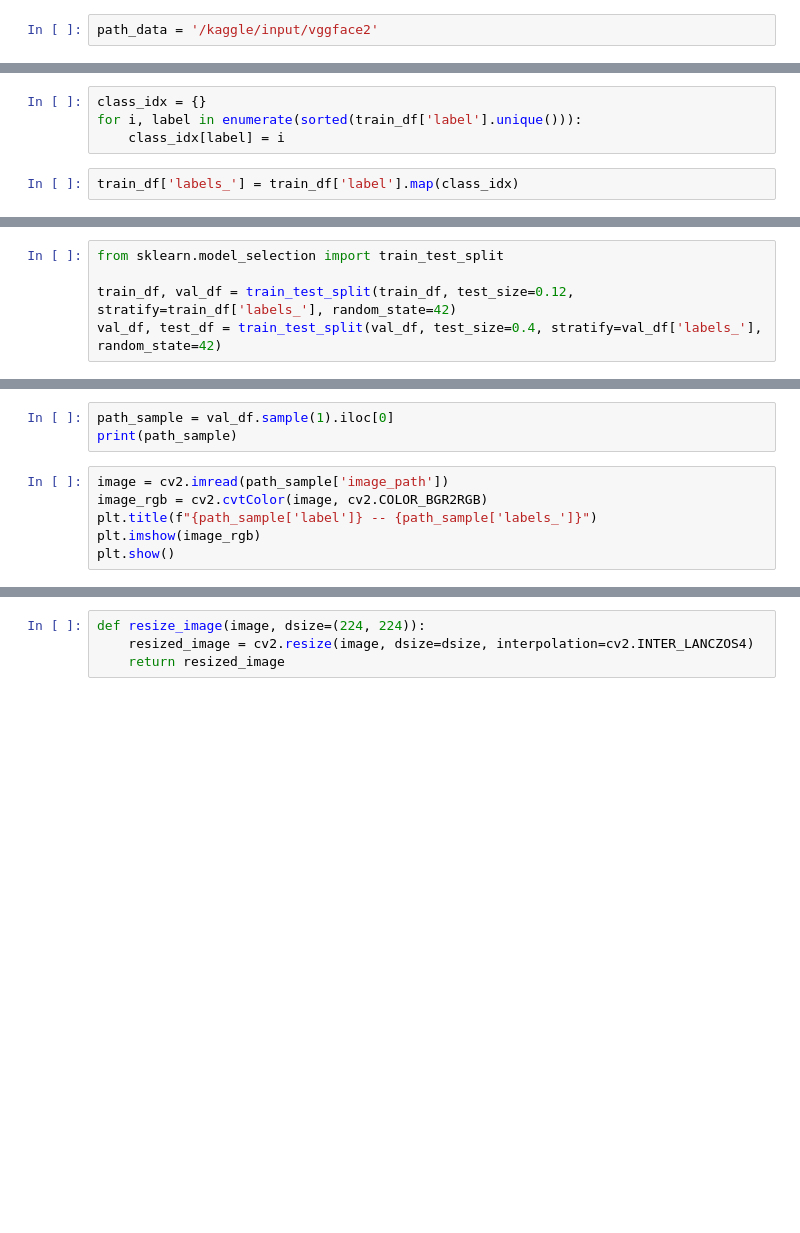
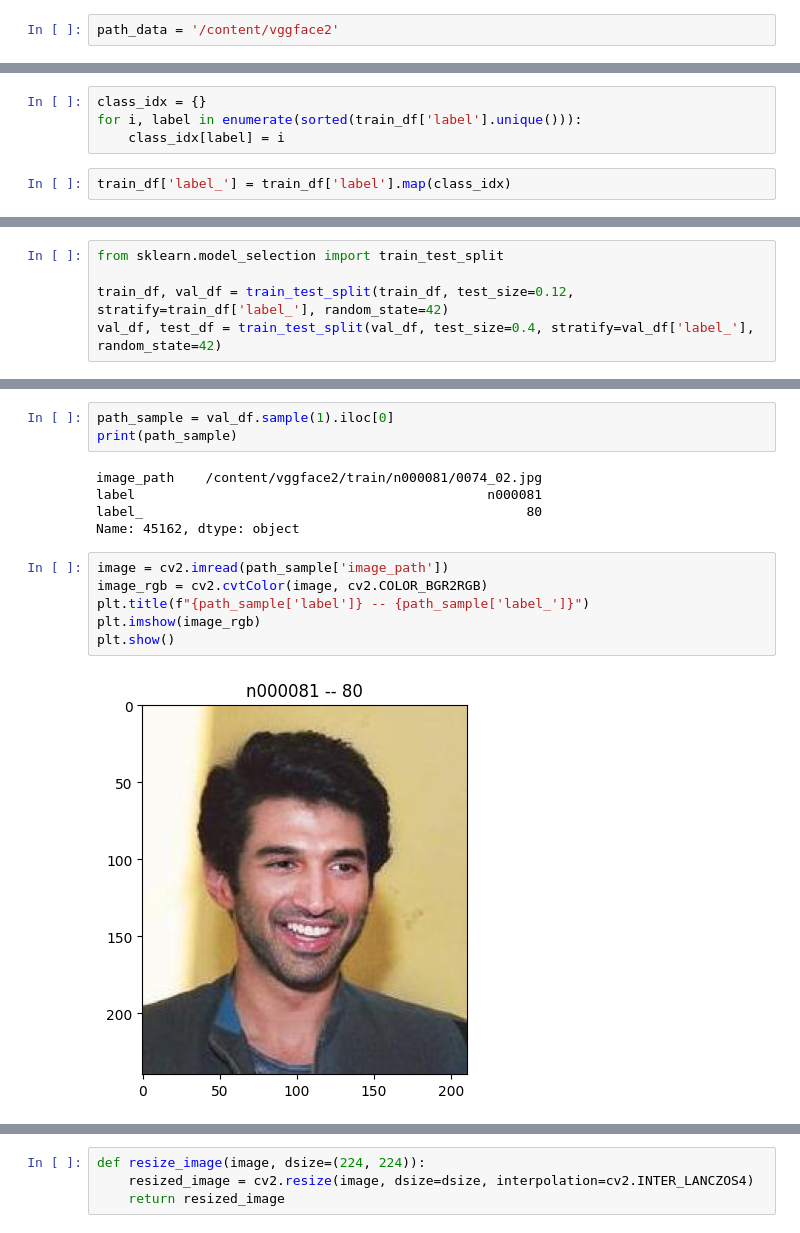
Before and after one commit to zakariaelaoufi/Arcface-Pytorch, a Jupyter notebook: arcface_pytorch.ipynb, the cells around one changed output, grey strips where cells are left out. Saved outputs shown, nothing was run; the diff lists cells and outputs as text; blank space fills up the shorter version.

```diff
--- a/arcface_pytorch.ipynb
+++ b/arcface_pytorch.ipynb
@@ -23,7 +21,7 @@ import cv2
 import numpy as np
 import matplotlib.pyplot as plt
 # %%
-path_data = '/kaggle/input/vggface2'
+path_data = '/content/vggface2'
 # %%
 def generate_vggface_df(dir):
   image_path = []
@@ -46,5 +46,5 @@ class_idx = {}
 for i, label in enumerate(sorted(train_df['label'].unique())):
     class_idx[label] = i
 # %%
-train_df['labels_'] = train_df['label'].map(class_idx)
+train_df['label_'] = train_df['label'].map(class_idx)
 # %%
@@ -55,7 +62,7 @@ train_df.sample(5)
 # %%
 from sklearn.model_selection import train_test_split
 
-train_df, val_df = train_test_split(train_df, test_size=0.12, stratify=train_df['labels_'], random_state=42)
-val_df, test_df = train_test_split(val_df, test_size=0.4, stratify=val_df['labels_'], random_state=42)
+train_df, val_df = train_test_split(train_df, test_size=0.12, stratify=train_df['label_'], random_state=42)
+val_df, test_df = train_test_split(val_df, test_size=0.4, stratify=val_df['label_'], random_state=42)
 # %%
 val_df.sample(5)
@@ -68,12 +94,19 @@ train_df.plot(kind='hist')
 # %%
 path_sample = val_df.sample(1).iloc[0]
 print(path_sample)
+# %% [output]
+image_path    /content/vggface2/train/n000081/0074_02.jpg
+label                                             n000081
+label_                                                 80
+Name: 45162, dtype: object
 # %%
 image = cv2.imread(path_sample['image_path'])
 image_rgb = cv2.cvtColor(image, cv2.COLOR_BGR2RGB)
-plt.title(f"{path_sample['label']} -- {path_sample['labels_']}")
+plt.title(f"{path_sample['label']} -- {path_sample['label_']}")
 plt.imshow(image_rgb)
 plt.show()
+# %% [output]
+[figure, added]
 # %%
 import torch
 import torch.nn as nn
```
Also changed, not shown: parts of 29 cells of this notebook.
